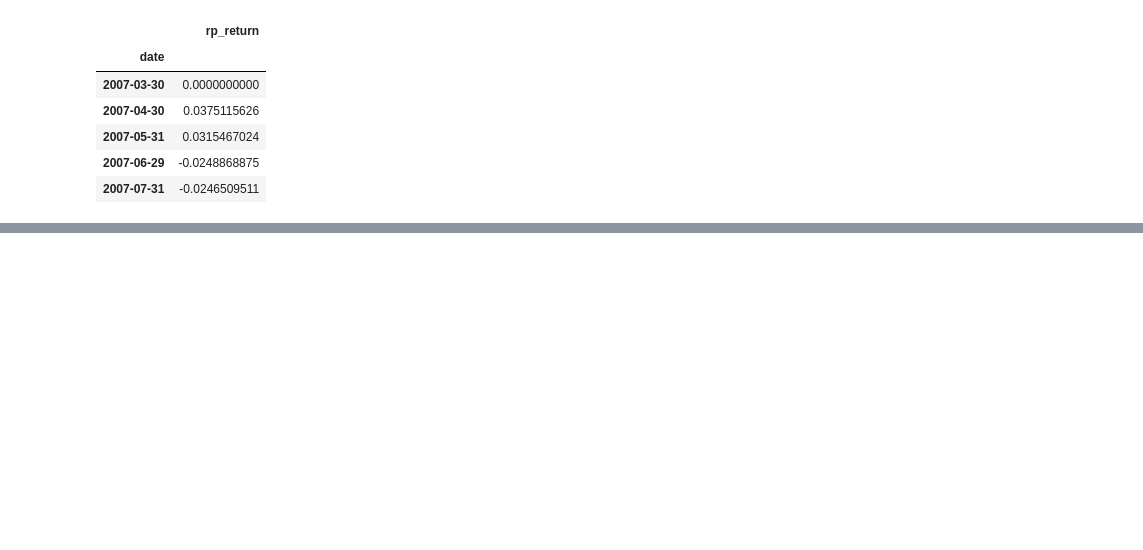
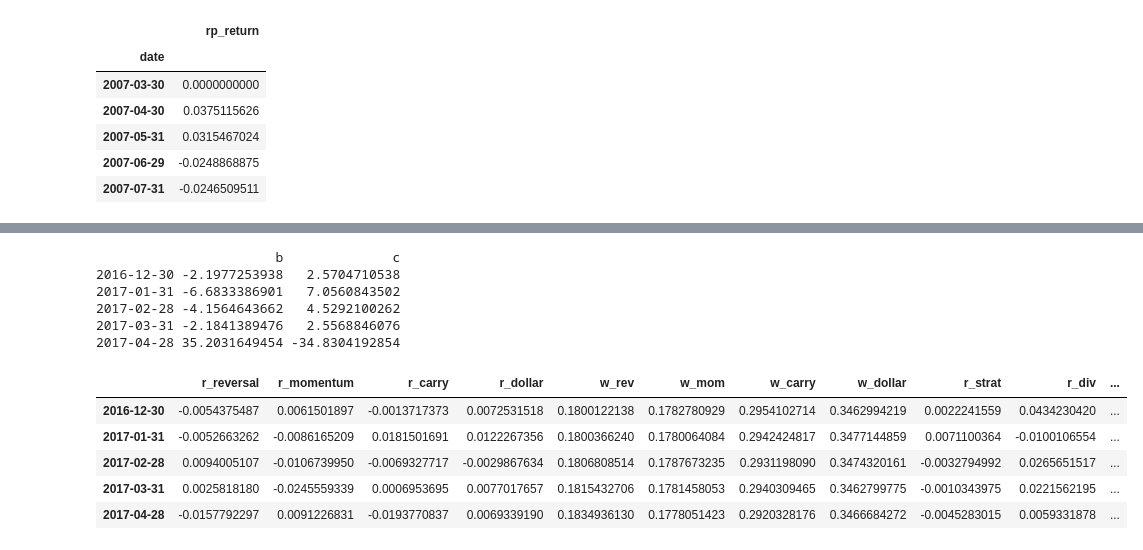
Before and after one commit to arthurdhonneur7/project_investments, a Jupyter notebook: data/final/final.ipynb, the cells around one changed output, grey strips where cells are left out. Saved outputs shown, nothing was run; the diff lists cells and outputs as text; code cells hidden in the pictures; blank space fills up the shorter version.

```diff
--- a/data/final/final.ipynb
+++ b/data/final/final.ipynb
@@ -1527,0 +1580,10 @@ Notes:
+# %%
+# FInd a
+# r_div = r_tbill + a(r_div - r_tbill) where annualized volatility of R_fund is 0.15
+# a * std(r_div - r_tbill) * (12)^(1/2) = 0.15
+annualized_volatility = 0.15
+
+div['r_div_excess'] = div['r_div'] - div['r_tbill']
+std_div_tbill_annual = div['r_div_excess'].std() * np.sqrt(12)  # annualized standard deviation
+a = annualized_volatility / std_div_tbill_annual
+print(f"a = {a:.4f}")
@@ -1527,0 +1638,9 @@ Notes:
+# %%
+# calculate the ratio of w = [w₁, w₂]^T which satisfies the tangency portfolio condition
+
+def calculate_tangency_weights(mean_vector, cov_matrix):
+    inv_cov_matrix = np.linalg.inv(cov_matrix)
+    unscaled_weights = inv_cov_matrix @ mean_vector
+    scaled_weights = unscaled_weights / np.sum(unscaled_weights)
+
+    return scaled_weights
@@ -1527,0 +1697,5 @@ Notes:
+# %%
+strat = strat.drop(columns=['sigma_rev', 'sigma_mom', 'sigma_carry', 'sigma_dollar',
+                            'Inv_sigma_rev', 'Inv_sigma_mom', 'Inv_sigma_carry', 'Inv_sigma_dollar',
+                            'K'])
+strat.tail()
@@ -1527,0 +1710,32 @@ Notes:
+# %%
+# adjust the weights to ensure they sum to 1
+optimal_df = pd.concat([strat, div ,optimal_weights_df], axis=1, join='inner').dropna()
+
+target_vol = 0.15
+optimal_df['r_optimal'] = (optimal_df['r_div_excess'] * optimal_df['w1_div']) + \
+            (optimal_df['r_strat'] * optimal_df['w2_strat'])
+vol_optimal_annual = optimal_df['r_optimal'].std() * np.sqrt(12)
+scaling_factor_S = target_vol / vol_optimal_annual
+
+b = scaling_factor_S * optimal_df['w1_div']
+c = scaling_factor_S * optimal_df['w2_strat']
+final_b_c_df = pd.DataFrame({'b': b, 'c': c})
+
+
+print(final_b_c_df.head())
+# %% [output]
+                       b              c
+2016-12-30 -2.1977253938   2.5704710538
+2017-01-31 -6.6833386901   7.0560843502
+2017-02-28 -4.1564643662   4.5292100262
+2017-03-31 -2.1841389476   2.5568846076
+2017-04-28 35.2031649454 -34.8304192854
+# %%
+optimal_df.head()
+# %% [output]
+|  | r_reversal | r_momentum | r_carry | r_dollar | w_rev | w_mom | w_carry | w_dollar | r_strat | r_div | ... |
+| 2016-12-30 | -0.0054375487 | 0.0061501897 | -0.0013717373 | 0.0072531518 | 0.1800122138 | 0.1782780929 | 0.2954102714 | 0.3462994219 | 0.0022241559 | 0.0434230420 | ... |
+| 2017-01-31 | -0.0052663262 | -0.0086165209 | 0.0181501691 | 0.0122267356 | 0.1800366240 | 0.1780064084 | 0.2942424817 | 0.3477144859 | 0.0071100364 | -0.0100106554 | ... |
+| 2017-02-28 | 0.0094005107 | -0.0106739950 | -0.0069327717 | -0.0029867634 | 0.1806808514 | 0.1787673235 | 0.2931198090 | 0.3474320161 | -0.0032794992 | 0.0265651517 | ... |
+| 2017-03-31 | 0.0025818180 | -0.0245559339 | 0.0006953695 | 0.0077017657 | 0.1815432706 | 0.1781458053 | 0.2940309465 | 0.3462799775 | -0.0010343975 | 0.0221562195 | ... |
+| 2017-04-28 | -0.0157792297 | 0.0091226831 | -0.0193770837 | 0.0069339190 | 0.1834936130 | 0.1778051423 | 0.2920328176 | 0.3466684272 | -0.0045283015 | 0.0059331878 | ... |
```
Also changed, not shown: parts of 24 cells of this notebook, 1 other file.
